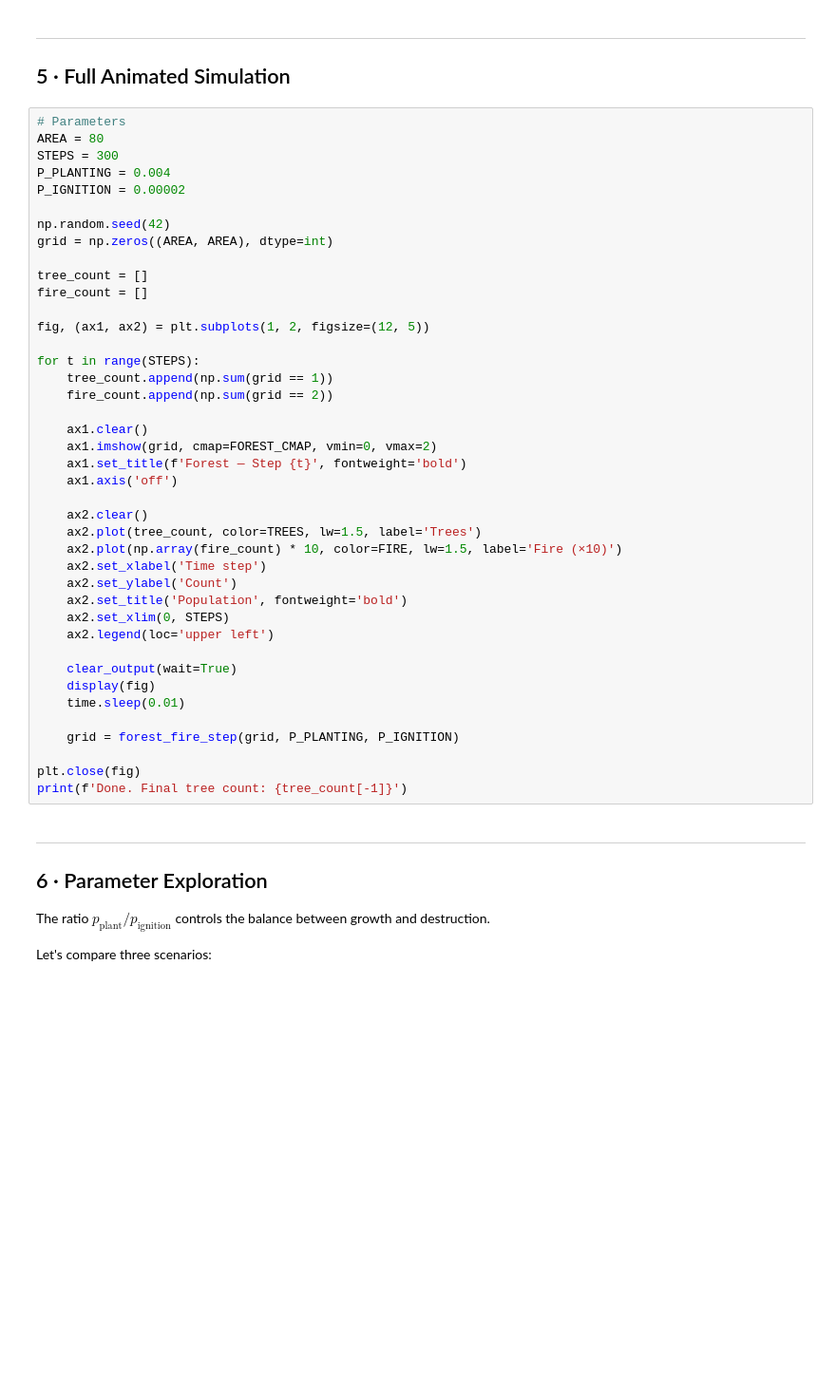
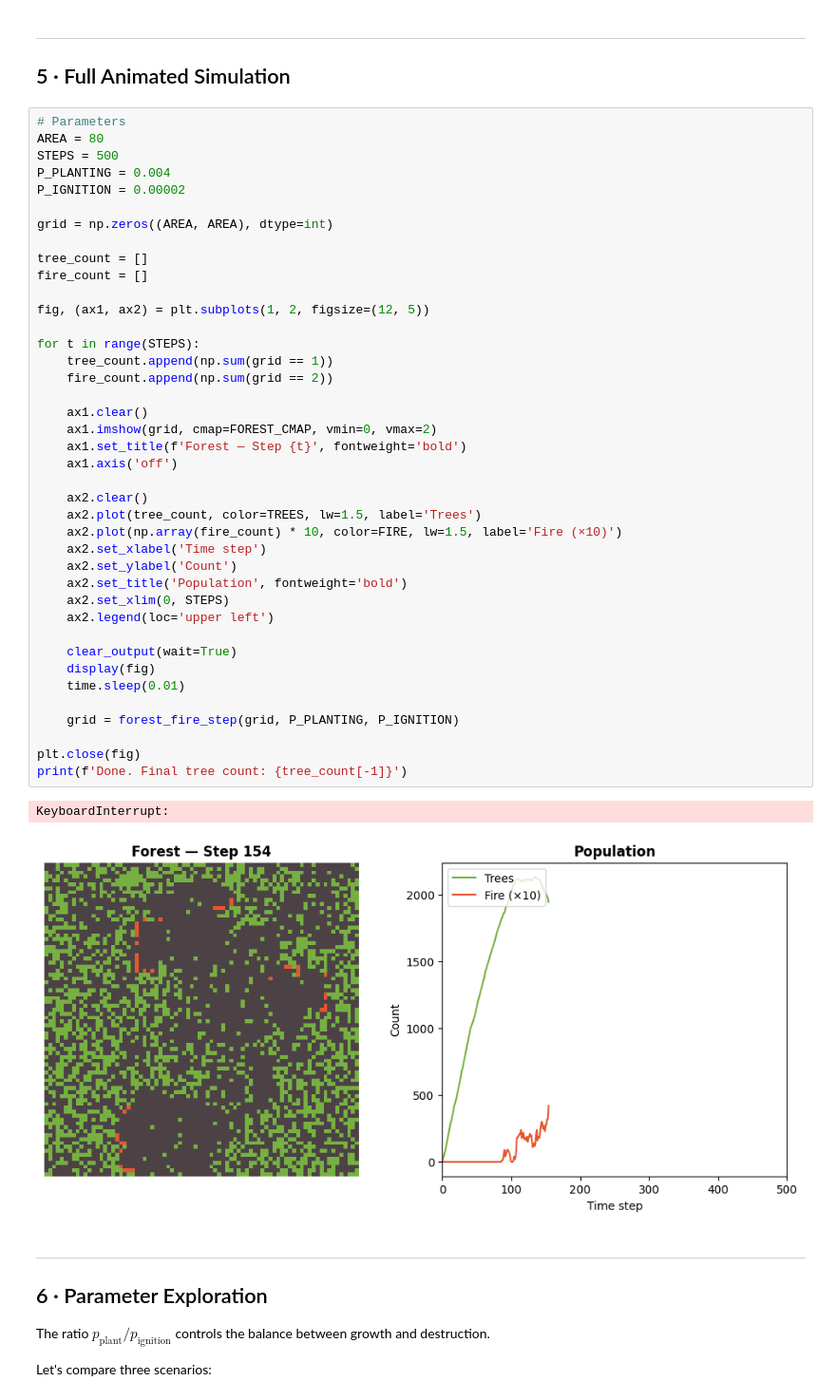
Before and after one commit to vaclav-petrak/modeling, a Jupyter notebook: lesson_4/notebooks/lesson_4_section_2_forest_fire.ipynb, the cells around one changed output. Shown at 95% size. Cells and saved outputs as stored; diff of their text form; blank space fills up the shorter version.

```diff
--- a/lesson_4/notebooks/lesson_4_section_2_forest_fire.ipynb
+++ b/lesson_4/notebooks/lesson_4_section_2_forest_fire.ipynb
@@ -191,44 +205,46 @@ print('Fire spreads to neighbours each step, then burns out.')
 # %%
 # Parameters
 AREA = 80
-STEPS = 300
+STEPS = 500
 P_PLANTING = 0.004
 P_IGNITION = 0.00002
 
-np.random.seed(42)
 grid = np.zeros((AREA, AREA), dtype=int)
 
 tree_count = []
 fire_count = []
 
 fig, (ax1, ax2) = plt.subplots(1, 2, figsize=(12, 5))
 
 for t in range(STEPS):
     tree_count.append(np.sum(grid == 1))
     fire_count.append(np.sum(grid == 2))
 
     ax1.clear()
     ax1.imshow(grid, cmap=FOREST_CMAP, vmin=0, vmax=2)
     ax1.set_title(f'Forest — Step {t}', fontweight='bold')
     ax1.axis('off')
 
     ax2.clear()
     ax2.plot(tree_count, color=TREES, lw=1.5, label='Trees')
     ax2.plot(np.array(fire_count) * 10, color=FIRE, lw=1.5, label='Fire (×10)')
     ax2.set_xlabel('Time step')
     ax2.set_ylabel('Count')
     ax2.set_title('Population', fontweight='bold')
     ax2.set_xlim(0, STEPS)
     ax2.legend(loc='upper left')
 
     clear_output(wait=True)
     display(fig)
     time.sleep(0.01)
 
     grid = forest_fire_step(grid, P_PLANTING, P_IGNITION)
 
 plt.close(fig)
 print(f'Done. Final tree count: {tree_count[-1]}')
+# %% [output]
+KeyboardInterrupt:
+[figure, added]
 # %% [markdown]
 ---
 ## 6 · Parameter Exploration
```
Also changed, not shown: parts of 4 cells of this notebook, 6 other files.
